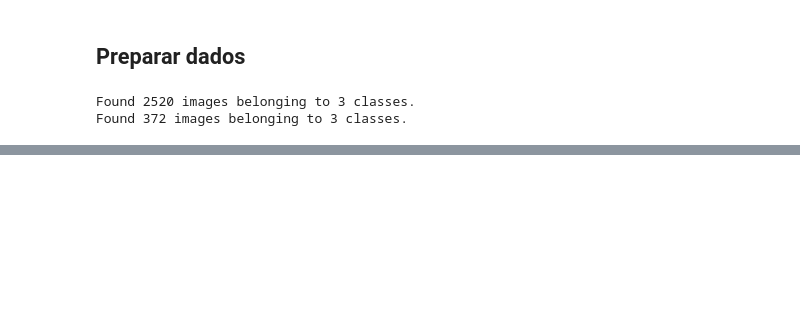
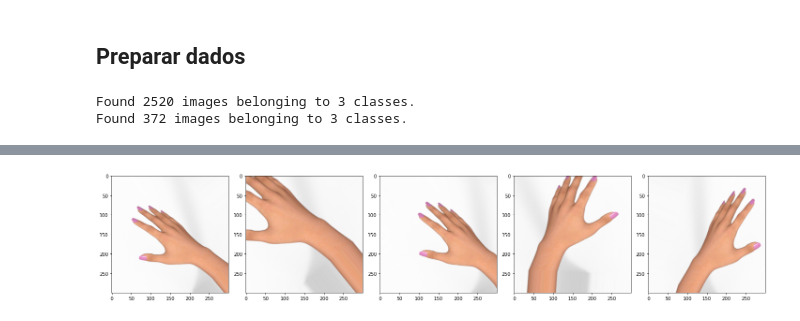
Before and after one commit to wendeljuliao/ROCK-PAPER-SCISSORS, a Jupyter notebook: PedraPapelTesoura.ipynb, the cells around one changed output, grey strips where cells are left out. Saved outputs shown, nothing was run; the diff lists cells and outputs as text; code cells hidden in the pictures; blank space fills up the shorter version.

```diff
--- a/PedraPapelTesoura.ipynb
+++ b/PedraPapelTesoura.ipynb
@@ -66,3 +73,8 @@ plotImages(images)
+# %%
+images_val = [validation_data_gen[0][0][0] for i in range(5)]
+plotImages(images_val)
+# %% [output]
+[figure, added]
 # %%
 model = keras.models.Sequential([
     keras.layers.Conv2D(32, (3,3), activation='relu', input_shape=(IMG_SHAPE, IMG_SHAPE, 3)),
```
Also changed, not shown: parts of 5 cells of this notebook.
